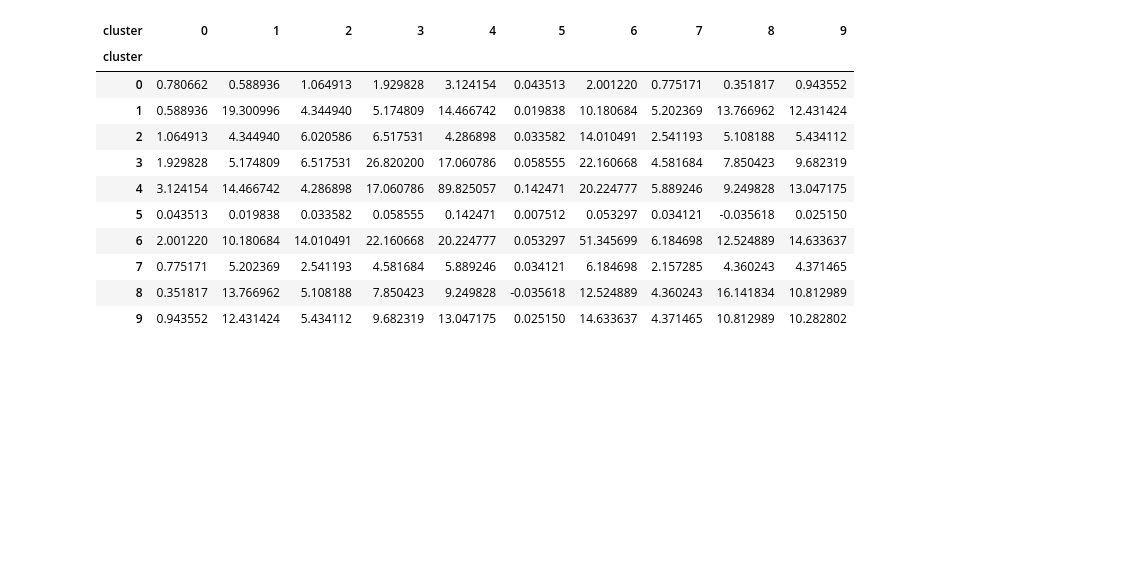
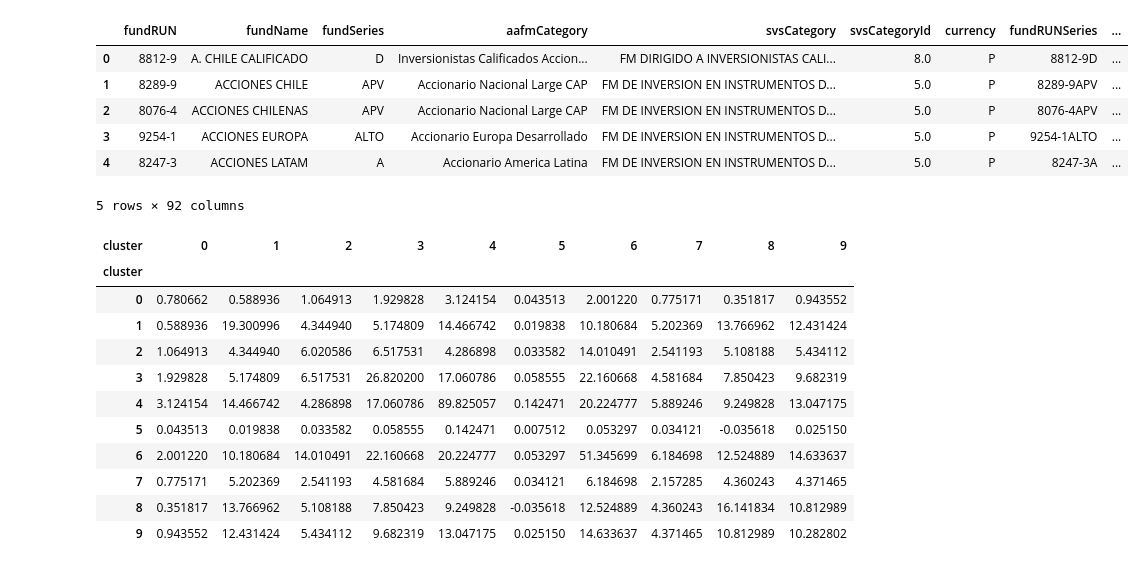
Before and after one commit to chris-santiago/aafm, a Jupyter notebook: _final_report/notebooks/efficient_frontier.ipynb, the cells around one changed output. Cells and saved outputs as stored; diff of their text form; code cells hidden in the pictures; blank space fills up the shorter version.

```diff
--- a/_final_report/notebooks/efficient_frontier.ipynb
+++ b/_final_report/notebooks/efficient_frontier.ipynb
@@ -4,6 +4,16 @@ import numpy as np
 import matplotlib.pyplot as plt
 # %%
 data = pd.read_csv('../data/FundDataWithMonthlyReturnsTSNEScoredScaledClustered.csv')
+# %%
+data.head()
+# %% [output]
+|  | fundRUN | fundName | fundSeries | aafmCategory | svsCategory | svsCategoryId | currency | fundRUNSeries | ... |
+| 0 | 8812-9 | A. CHILE CALIFICADO | D | Inversionistas Calificados Accion... | FM DIRIGIDO A INVERSIONISTAS CALI... | 8.0 | P | 8812-9D | ... |
+| 1 | 8289-9 | ACCIONES CHILE | APV | Accionario Nacional Large CAP | FM DE INVERSION EN INSTRUMENTOS D... | 5.0 | P | 8289-9APV | ... |
+| 2 | 8076-4 | ACCIONES CHILENAS | APV | Accionario Nacional Large CAP | FM DE INVERSION EN INSTRUMENTOS D... | 5.0 | P | 8076-4APV | ... |
+| 3 | 9254-1 | ACCIONES EUROPA | ALTO | Accionario Europa Desarrollado | FM DE INVERSION EN INSTRUMENTOS D... | 5.0 | P | 9254-1ALTO | ... |
+| 4 | 8247-3 | ACCIONES LATAM | A | Accionario America Latina | FM DE INVERSION EN INSTRUMENTOS D... | 5.0 | P | 8247-3A | ... |
+5 rows × 92 columns
 # %%
 cluster_cov = data.groupby('cluster').mean() * 100  # data is in pct
 cluster_cov = cluster_cov.loc[:, '2015-02-28':'2021-01-31'].T.cov()
```
Also changed, not shown: parts of 5 cells of this notebook, 7 other files.
